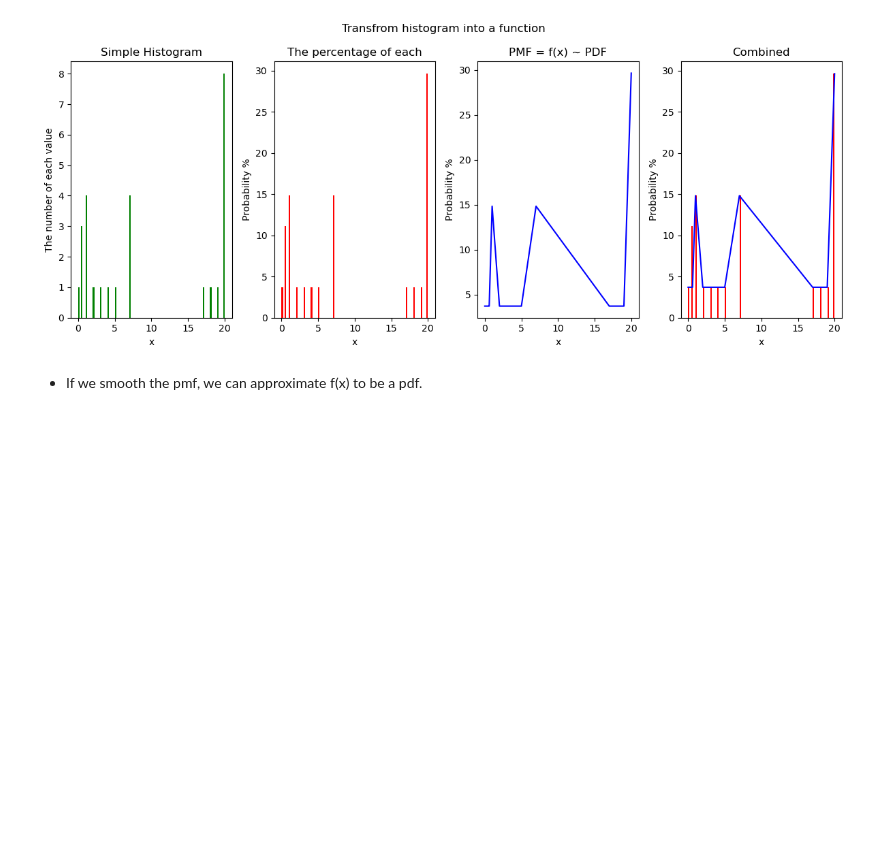
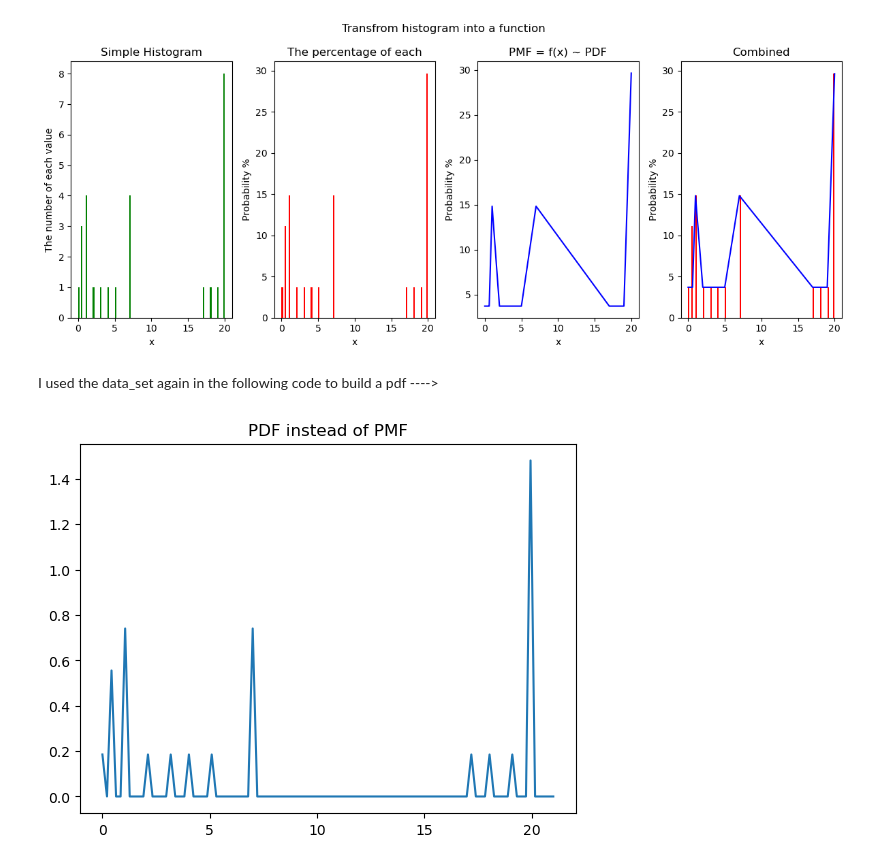
Before and after one commit to DemetryG16/astrostatistics_bicocca_2026, a Jupyter notebook: My_Notes_Probability.ipynb, the cells around one changed output. Saved outputs shown, nothing was run; the diff lists cells and outputs as text; code cells hidden in the pictures; blank space fills up the shorter version.

```diff
--- a/My_Notes_Probability.ipynb
+++ b/My_Notes_Probability.ipynb
@@ -58,5 +61,3 @@ fig.tight_layout()
 plt.show()
 # %% [output]
 [figure]
-# %% [markdown]
-* If we smooth the pmf, we can approximate f(x) to be a pdf.
@@ -68,0 +64,15 @@ for n in range(1,51):
+# %% [markdown]
+I used the data_set again in the following code to build a pdf ---->
+# %%
+# Extract the data histogram values:
+counts, bins = np.histogram(data_set, bins=100, density=True)
+
+y = scipy.stats.rv_histogram((counts,bins))
+x = np.linspace(min(data_set),max(data_set)+1,100)
+
+pdf = y.pdf(x)
+plt.plot(x,pdf)
+plt.title('PDF instead of PMF')
+plt.show()
+# %% [output]
+[figure, added]
```
Also changed, not shown: parts of 8 cells of this notebook, 6 other files.
